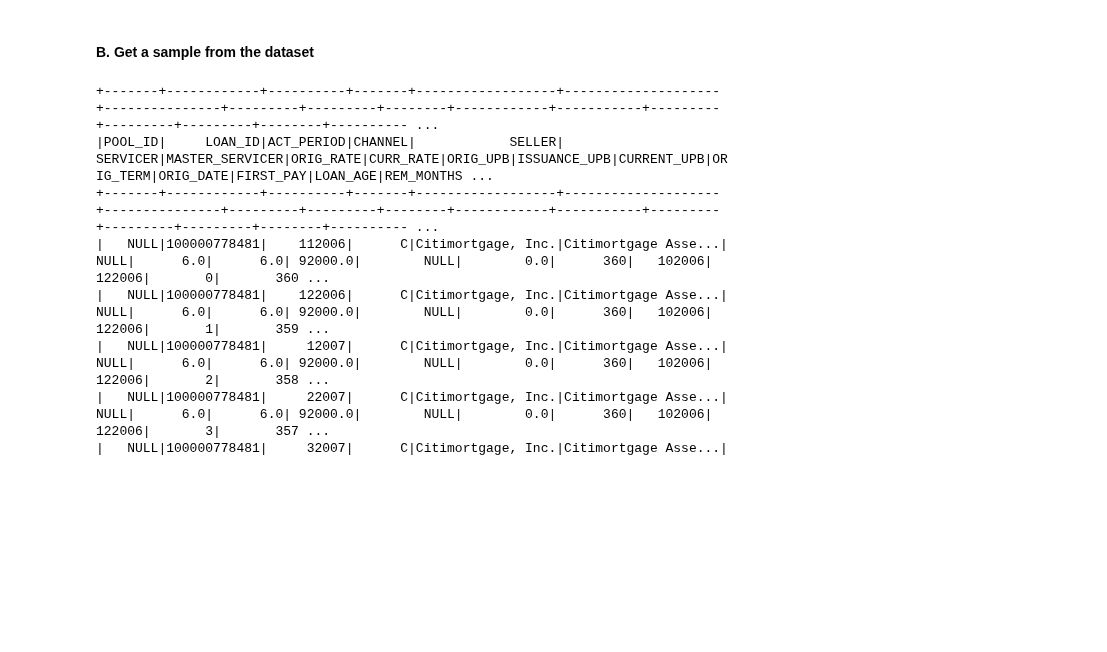
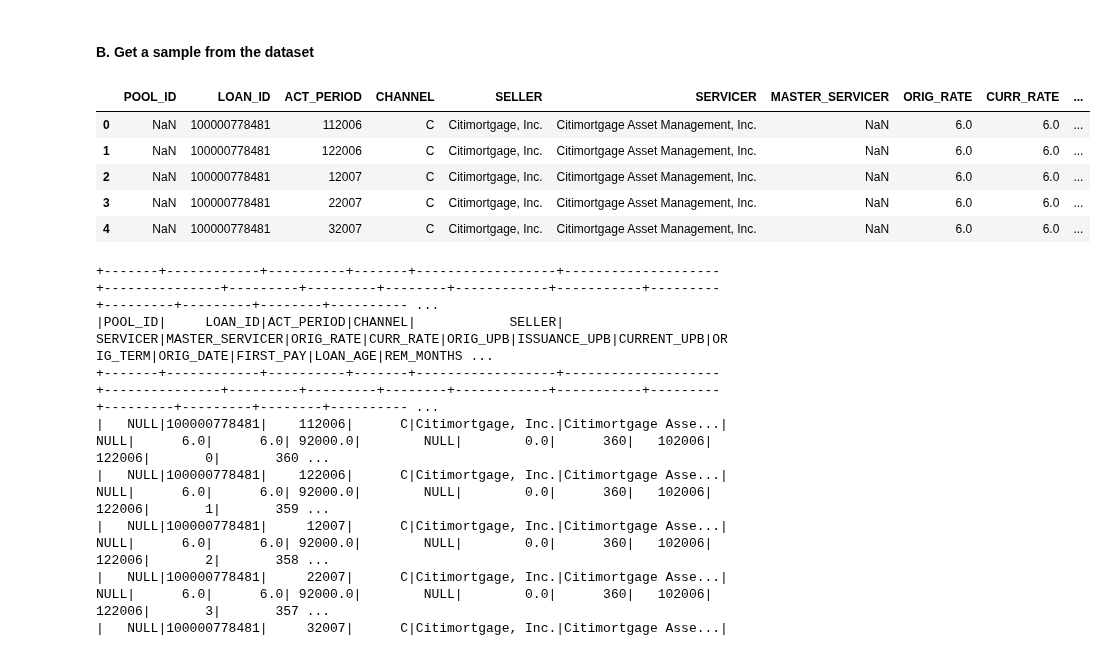
Before and after one commit to at621/snippets, a Jupyter notebook: fannie_mae_import.ipynb, the cells around one changed output. Cells and saved outputs as stored; diff of their text form; code cells hidden in the pictures; blank space fills up the shorter version.

```diff
--- a/fannie_mae_import.ipynb
+++ b/fannie_mae_import.ipynb
@@ -29,6 +29,7 @@ from pyspark.sql.functions import row_number
 
 # Initialize a Spark session and set options
 spark = SparkSession.builder.appName("GetFannieMaeDataset").getOrCreate()
+pd.set_option("display.max_columns", None)
 # %%
 headers = [
     "POOL_ID",
@@ -172,6 +173,19 @@ for file in tqdm(csv_files, desc="Processing CSV files"):
     append_csv_to_output(file, output_path)
 # %% [markdown]
 #### B. Get a sample from the dataset
+# %%
+# Read the first 10 rows of the CSV file
+csv_path = "C:\\projects\\risk_datasets\\final_result.csv"
+first_rows = pd.read_csv(csv_path, sep='|', nrows=10)
+
+first_rows.head()
+# %% [output]
+|  | POOL_ID | LOAN_ID | ACT_PERIOD | CHANNEL | SELLER | SERVICER | MASTER_SERVICER | ORIG_RATE | CURR_RATE | ... |
+| 0 | NaN | 100000778481 | 112006 | C | Citimortgage, Inc. | Citimortgage Asset Management, Inc. | NaN | 6.0 | 6.0 | ... |
+| 1 | NaN | 100000778481 | 122006 | C | Citimortgage, Inc. | Citimortgage Asset Management, Inc. | NaN | 6.0 | 6.0 | ... |
+| 2 | NaN | 100000778481 | 12007 | C | Citimortgage, Inc. | Citimortgage Asset Management, Inc. | NaN | 6.0 | 6.0 | ... |
+| 3 | NaN | 100000778481 | 22007 | C | Citimortgage, Inc. | Citimortgage Asset Management, Inc. | NaN | 6.0 | 6.0 | ... |
+| 4 | NaN | 100000778481 | 32007 | C | Citimortgage, Inc. | Citimortgage Asset Management, Inc. | NaN | 6.0 | 6.0 | ... |
 # %%
 # Import the complete dataset
 csv_path = "C:\\projects\\risk_datasets\\final_result.csv"
```
Also changed, not shown: parts of 7 cells of this notebook.
